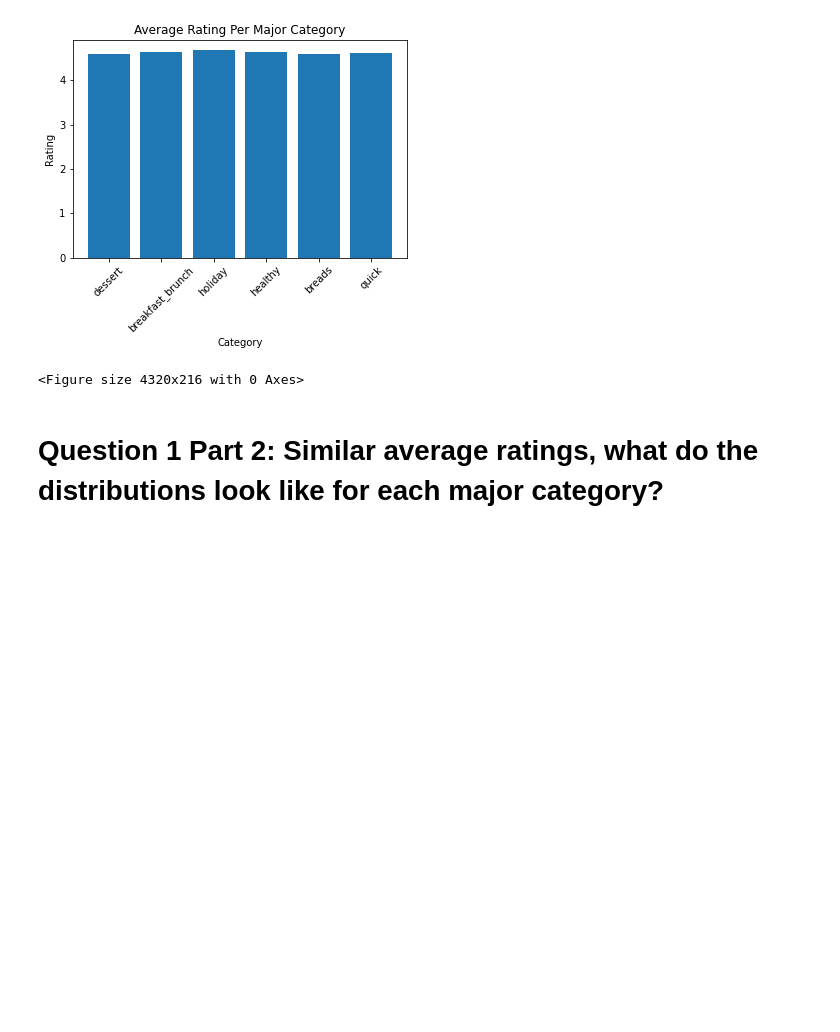
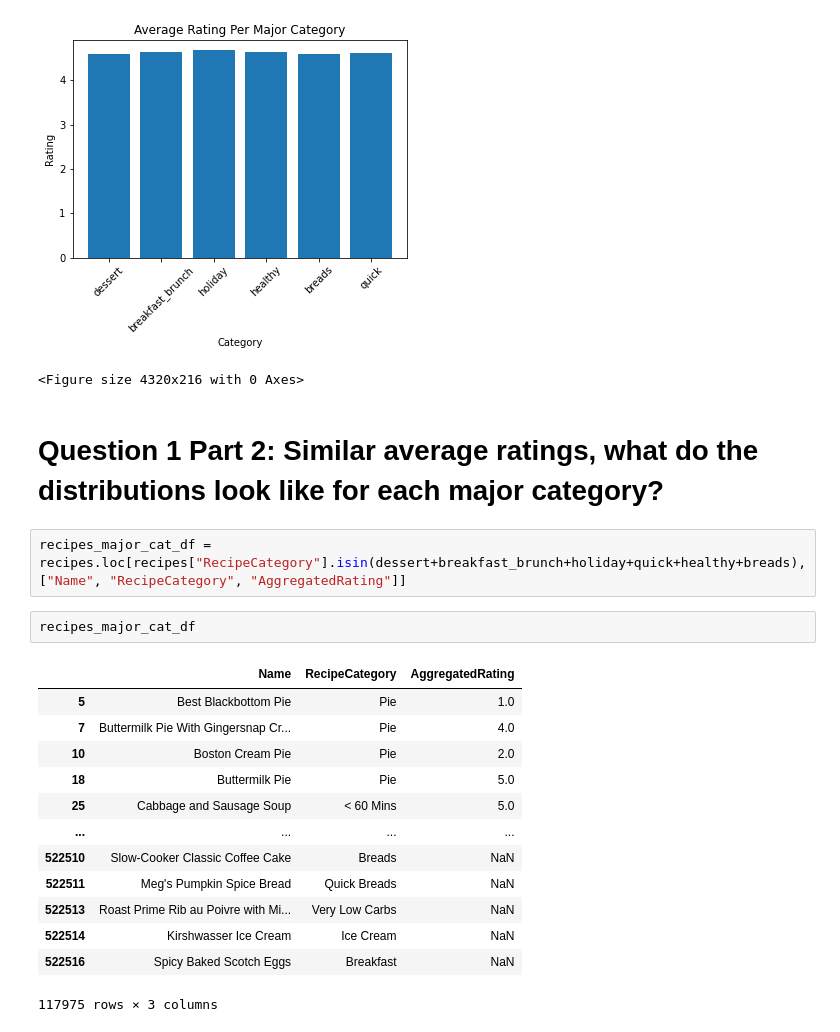
Before and after one commit to JenniferM-BShulyak/recipes_full, a Jupyter notebook: setup_exploration.ipynb, the cells around one changed output. Saved outputs shown, nothing was run; the diff lists cells and outputs as text; blank space fills up the shorter version.

```diff
--- a/setup_exploration.ipynb
+++ b/setup_exploration.ipynb
@@ -109,3 +109,21 @@ plt.figure(figsize=(60, 3))
 <Figure size 4320x216 with 0 Axes>
 # %% [markdown]
 # Question 1 Part 2: Similar average ratings, what do the distributions look like for each major category?
+# %%
+recipes_major_cat_df = recipes.loc[recipes["RecipeCategory"].isin(dessert+breakfast_brunch+holiday+quick+healthy+breads), ["Name", "RecipeCategory", "AggregatedRating"]]
+# %%
+recipes_major_cat_df
+# %% [output]
+|  | Name | RecipeCategory | AggregatedRating |
+| 5 | Best Blackbottom Pie | Pie | 1.0 |
+| 7 | Buttermilk Pie With Gingersnap Cr... | Pie | 4.0 |
+| 10 | Boston Cream Pie | Pie | 2.0 |
+| 18 | Buttermilk Pie | Pie | 5.0 |
+| 25 | Cabbage and Sausage Soup | < 60 Mins | 5.0 |
+| ... | ... | ... | ... |
+| 522510 | Slow-Cooker Classic Coffee Cake | Breads | NaN |
+| 522511 | Meg's Pumpkin Spice Bread | Quick Breads | NaN |
+| 522513 | Roast Prime Rib au Poivre with Mi... | Very Low Carbs | NaN |
+| 522514 | Kirshwasser Ice Cream | Ice Cream | NaN |
+| 522516 | Spicy Baked Scotch Eggs | Breakfast | NaN |
+117975 rows × 3 columns
```
Also changed, not shown: parts of 4 cells of this notebook.
